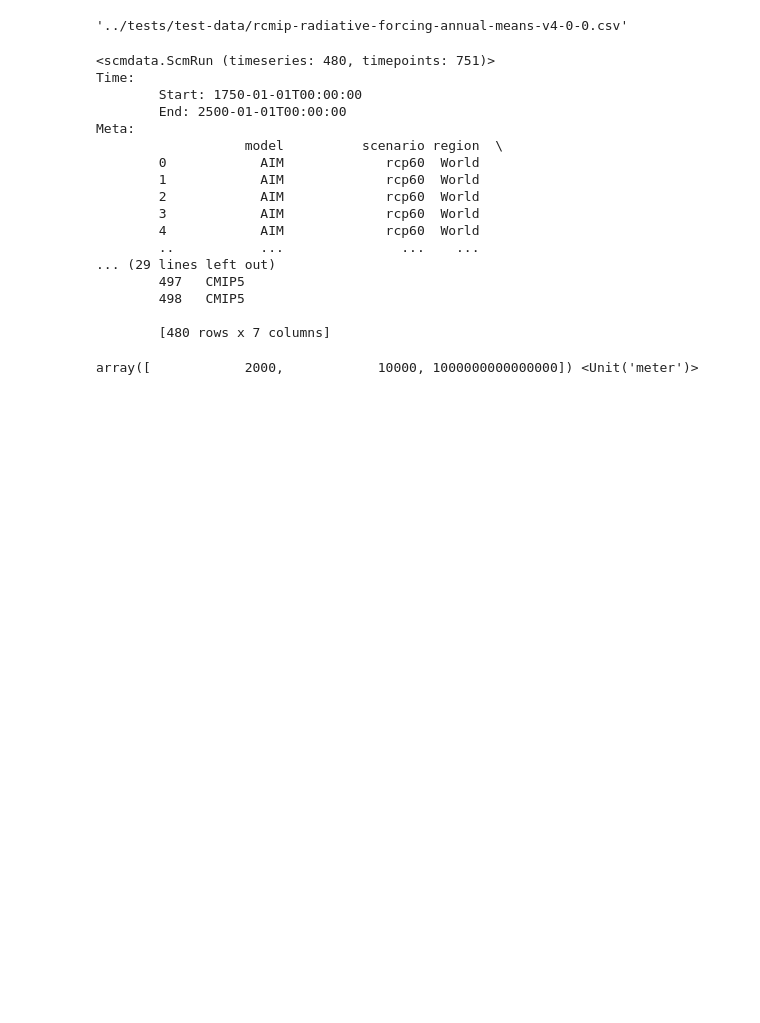
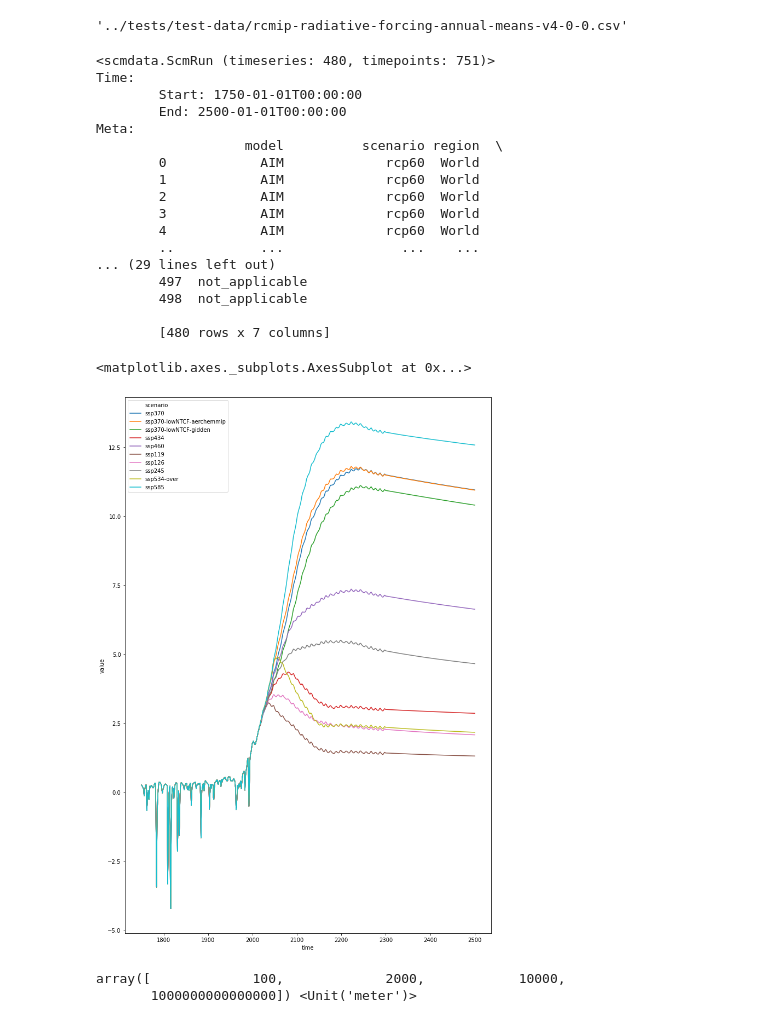
Before and after one commit to openscm/openscm-twolayermodel, a Jupyter notebook: notebooks/one-layer-model.ipynb, the cells around one changed output. Cells and saved outputs as stored; diff of their text form; code cells hidden in the pictures; blank space fills up the shorter version.

```diff
--- a/notebooks/one-layer-model.ipynb
+++ b/notebooks/one-layer-model.ipynb
@@ -29,7 +29,7 @@ DATA_PATH
 '../tests/test-data/rcmip-radiative-forcing-annual-means-v4-0-0.csv'
 # %%
 # NBVAL_IGNORE_OUTPUT
-scenarios = ScmRun(DATA_PATH).filter(scenario="historical", keep=False)
+scenarios = ScmRun(DATA_PATH, lowercase_cols=True).filter(scenario="historical", keep=False)
 scenarios
 # %% [output]
 <scmdata.ScmRun (timeseries: 480, timepoints: 751)>
@@ -45,15 +45,24 @@ Meta:
         4            AIM             rcp60  World
         ..           ...               ...    ...
 ... (29 lines left out)
-        497   CMIP5
-        498   CMIP5
+        497  not_applicable
+        498  not_applicable
 
         [480 rows x 7 columns]
+# %%
+# NBVAL_IGNORE_OUTPUT
+fig = plt.figure(figsize=(12, 18))
+ax = fig.add_subplot(111)
+scenarios.filter(variable="Effective Radiative Forcing").lineplot()
+# %% [output]
+<matplotlib.axes._subplots.AxesSubplot at 0x...>
+[figure, added]
 # %%
-dl_values = np.array([2000, 10000, 10**15]) * ur("m")
+dl_values = np.array([100, 2000, 10000, 10**15]) * ur("m")
 dl_values
 # %% [output]
-array([            2000,            10000, 1000000000000000]) <Unit('meter')>
+array([             100,             2000,            10000,
+       1000000000000000]) <Unit('meter')>
 # %%
 def df_append(inp):
     # TODO: ask Jared why this hack is needed
```
Also changed, not shown: parts of 4 cells of this notebook.
